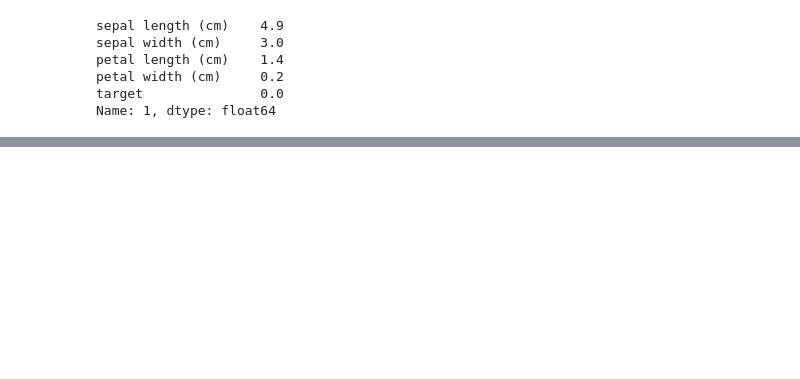
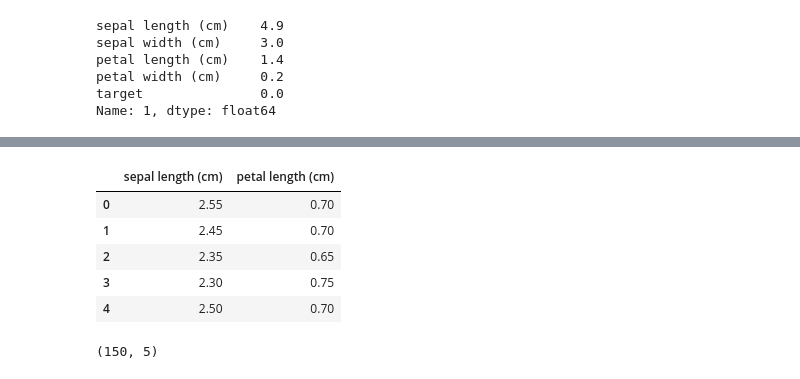
Before and after one commit to kuldip1411/Introduction, a Jupyter notebook: Fundamentals_of_probability.ipynb, the cells around one changed output, grey strips where cells are left out. Saved outputs shown, nothing was run; the diff lists cells and outputs as text; code cells hidden in the pictures; blank space fills up the shorter version.

```diff
--- a/Fundamentals_of_probability.ipynb
+++ b/Fundamentals_of_probability.ipynb
@@ -149,0 +167,13 @@ Name: 1, dtype: float64
+# %%
+df[['sepal length (cm)', 'petal length (cm)']].head(5) / 2
+# %% [output]
+|  | sepal length (cm) | petal length (cm) |
+| 0 | 2.55 | 0.70 |
+| 1 | 2.45 | 0.70 |
+| 2 | 2.35 | 0.65 |
+| 3 | 2.30 | 0.75 |
+| 4 | 2.50 | 0.70 |
+# %%
+df.shape
+# %% [output]
+(150, 5)
```
Also changed, not shown: parts of 8 cells of this notebook.
